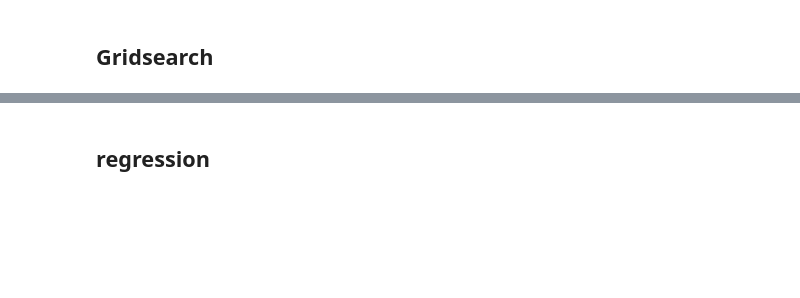
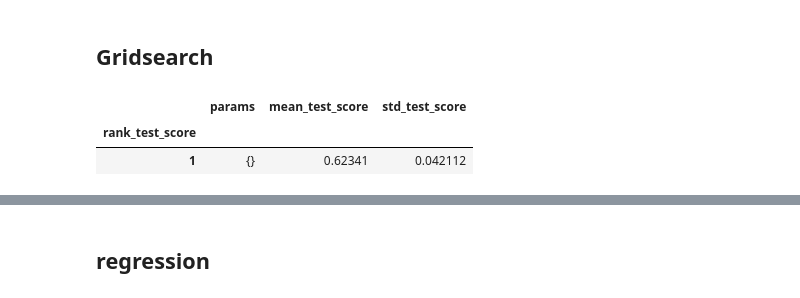
Before and after one commit to laurencefrank/NHS-PROMs, a Jupyter notebook: notebooks/Example_notebook_II_refactored.ipynb, the cells around one changed output, grey strips where cells are left out. Cells and saved outputs as stored; diff of their text form; code cells hidden in the pictures; blank space fills up the shorter version.

```diff
--- a/notebooks/Example_notebook_II_refactored.ipynb
+++ b/notebooks/Example_notebook_II_refactored.ipynb
@@ -189,18 +258,22 @@ print(classification_report(y_test.head(500), y_hat))
 # %%
 # create parameter grid to search on
 # standard (same as pipeline)
 param_grid = dict()
 
 # construct gridsearch
-GS = GridSearchCV(pl, param_grid=param_grid) ## add scoring
+GS = GridSearchCV(pl, param_grid=param_grid, scoring="f1") ## add scoring
 
 # train gridsearch
 GS.fit(X_train, y_train)
 
 # show results
 pd.DataFrame(GS.cv_results_)\
     .filter(regex=r"^(?!.*(split|time)).*$")\
     .set_index("rank_test_score").sort_index()
+# %% [output]
+|  | params | mean_test_score | std_test_score |
+| rank_test_score |  |  |  |
+| 1 | {} | 0.62341 | 0.042112 |
 # %%
 # create parameter grid to search on
 
```
Also changed, not shown: parts of 11 cells of this notebook, 3 other files.
